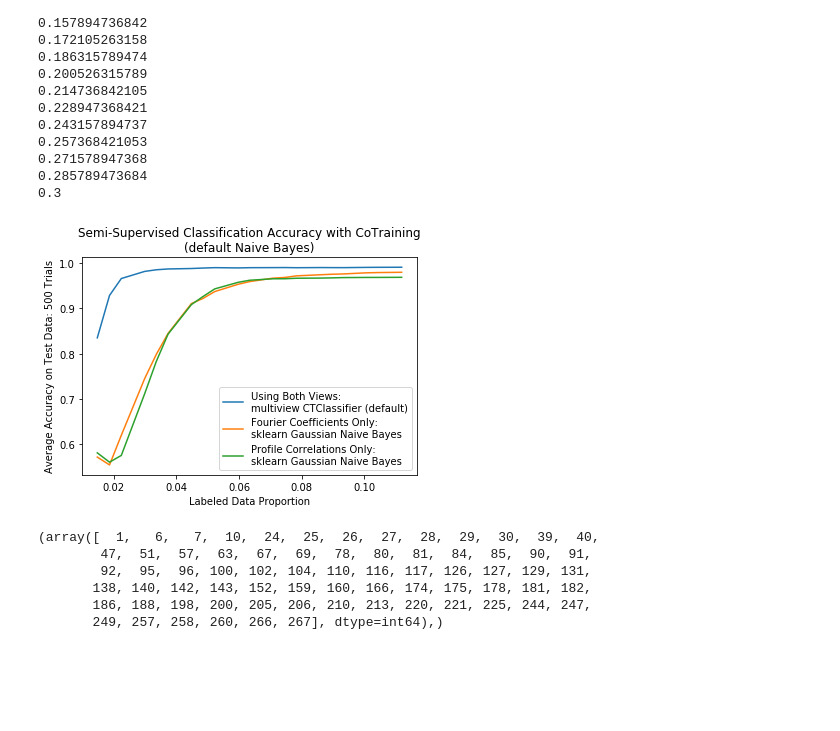
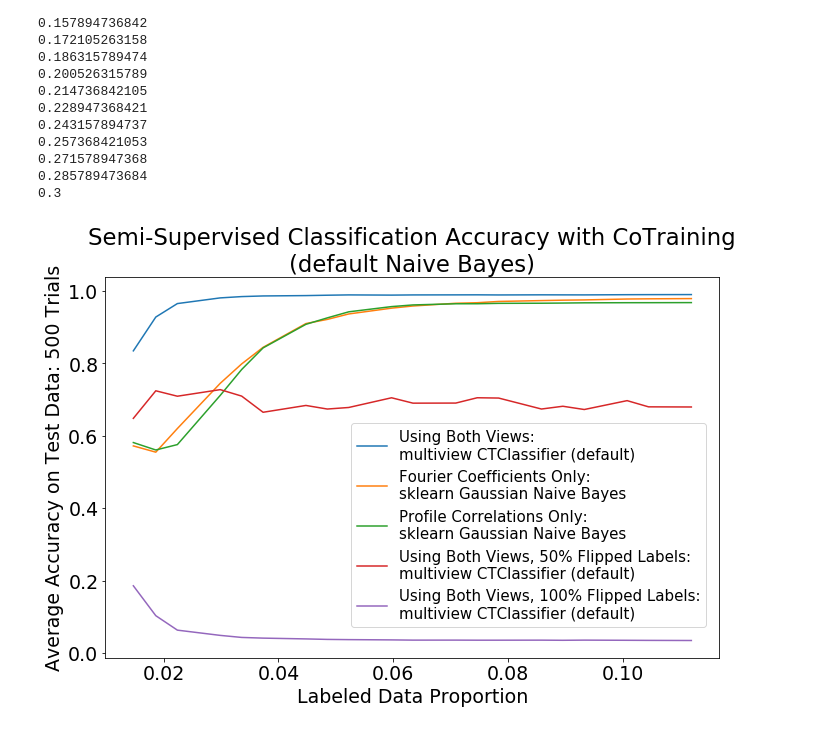
Before and after one commit to rflperry/mvlearn, a Jupyter notebook: FigureMakerCTClassifier.ipynb, the cells around one changed output. Cells and saved outputs as stored; diff of their text form; code cells hidden in the pictures; blank space fills up the shorter version.

Commit message:
added notebook for figure creation evidence of CTClassifier validation

```diff
--- a/FigureMakerCTClassifier.ipynb
+++ b/FigureMakerCTClassifier.ipynb
@@ -103,26 +142,32 @@ for i, num in zip(np.linspace(0.03, .30, 20), (np.linspace(4, 30, 20)).astype(in
 0.285789473684
 0.3
 # %%
+matplotlib.rcParams.update({'font.size': 19})
+if Reverse_Labels:
+    plt.figure(figsize=(11,7))
+    plt.plot(N_labeled_full, acc_ct_full)
+    plt.plot(N_labeled_full, acc_v0_full)
+    plt.plot(N_labeled_full, acc_v1_full)
+    plt.plot(N_labeled_full, acc_ct_flip50_full)
+    plt.plot(N_labeled_full, acc_ct_flip_full)
 
+    plt.legend(("Using Both Views:\nmultiview CTClassifier (default)", "Fourier Coefficients Only:\nsklearn Gaussian Naive Bayes", "Profile Correlations Only:\nsklearn Gaussian Naive Bayes", "Using Both Views, 50% Flipped Labels:\nmultiview CTClassifier (default)", "Using Both Views, 100% Flipped Labels:\nmultiview CTClassifier (default)"), loc=(.4, .08), fontsize=15)
+    plt.title("Semi-Supervised Classification Accuracy with CoTraining\n(default Naive Bayes)")
+    plt.xlabel("Labeled Data Proportion")
+    plt.ylabel("Average Accuracy on Test Data: {} Trials".format(iters))
+    #plt.savefig('AvgAccuracy_CTClassifier_withFlipped.png', bbox_inches='tight')
+    plt.show()
 
-plt.figure()
-plt.plot(N_labeled_full, acc_ct_full)
-plt.plot(N_labeled_full, acc_v0_full)
-plt.plot(N_labeled_full, acc_v1_full)
-plt.legend(("Using Both Views:\nmultiview CTClassifier (default)", "Fourier Coefficients Only:\nsklearn Gaussian Naive Bayes", "Profile Correlations Only:\nsklearn Gaussian Naive Bayes"))
-plt.title("Semi-Supervised Classification Accuracy with CoTraining\n(default Naive Bayes)")
-plt.xlabel("Labeled Data Proportion")
-plt.ylabel("Average Accuracy on Test Data: {} Trials".format(iters))
-plt.savefig('AvgAccuracy_CTClassifier.png', bbox_inches='tight')
-plt.show()
+else:
+    plt.figure()
+    plt.plot(N_labeled_full, acc_ct_full)
+    plt.plot(N_labeled_full, acc_v0_full)
+    plt.plot(N_labeled_full, acc_v1_full)
+    plt.legend(("Using Both Views:\nmultiview CTClassifier (default)", "Fourier Coefficients Only:\nsklearn Gaussian Naive Bayes", "Profile Correlations Only:\nsklearn Gaussian Naive Bayes"))
+    plt.title("Semi-Supervised Classification Accuracy with CoTraining\n(default Naive Bayes)")
+    plt.xlabel("Labeled Data Proportion")
+    plt.ylabel("Average Accuracy on Test Data: {} Trials".format(iters))
+    #plt.savefig('AvgAccuracy_CTClassifier.png', bbox_inches='tight')
+    plt.show()
 # %% [output]
-[figure, old version]
+[figure, new version]
-# %%
-print(not_removed)
-# %% [output]
-(array([  1,   6,   7,  10,  24,  25,  26,  27,  28,  29,  30,  39,  40,
-        47,  51,  57,  63,  67,  69,  78,  80,  81,  84,  85,  90,  91,
-        92,  95,  96, 100, 102, 104, 110, 116, 117, 126, 127, 129, 131,
-       138, 140, 142, 143, 152, 159, 160, 166, 174, 175, 178, 181, 182,
-       186, 188, 198, 200, 205, 206, 210, 213, 220, 221, 225, 244, 247,
-       249, 257, 258, 260, 266, 267], dtype=int64),)
```
Also changed, not shown: parts of 2 cells of this notebook, 2 other files.
